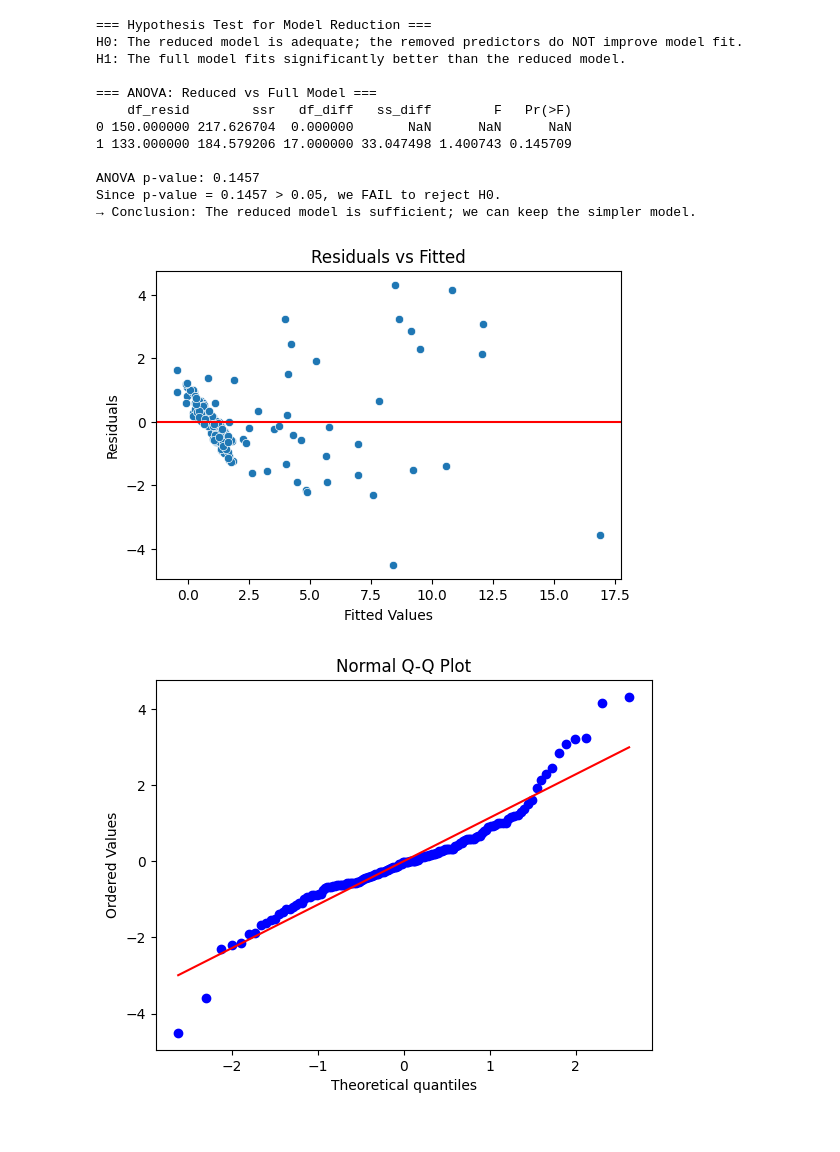
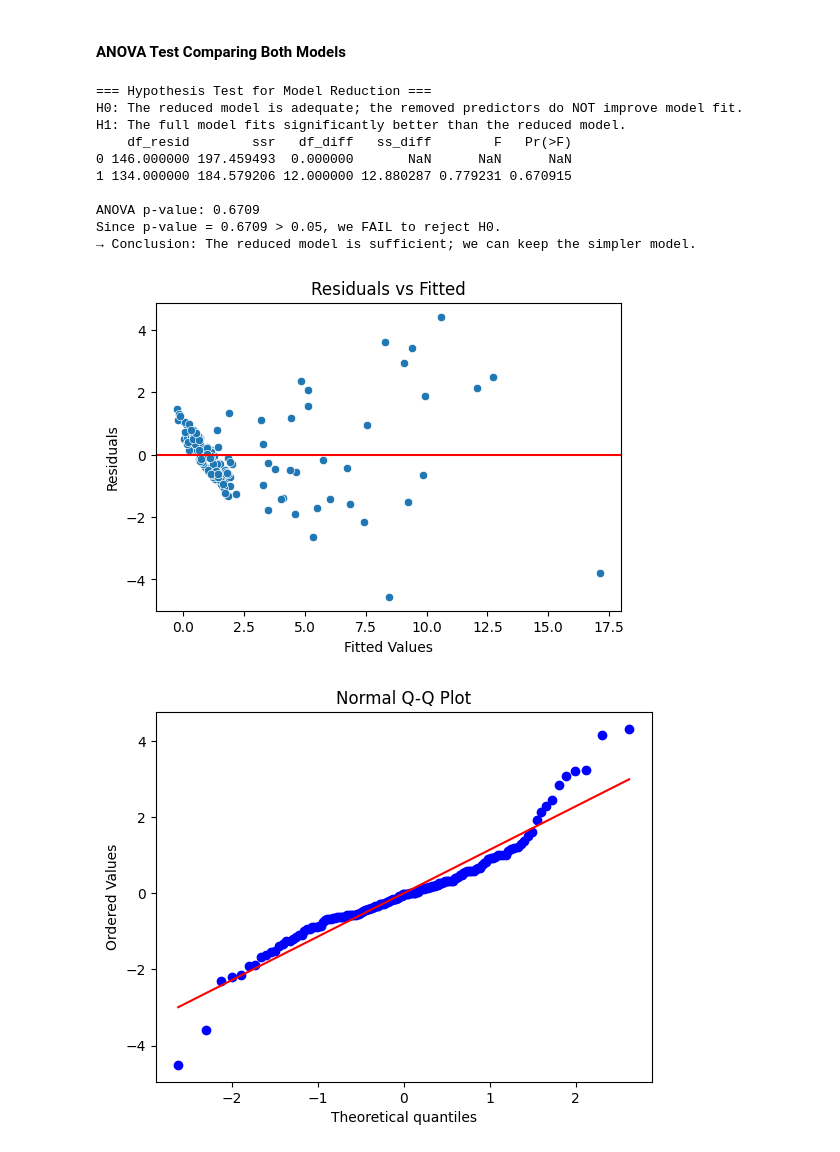
Before and after one commit to namrata0516/kidney_failure_analysis, a Jupyter notebook: model.ipynb, the cells around one changed output. Saved outputs shown, nothing was run; the diff lists cells and outputs as text; code cells hidden in the pictures.

Commit message:
Performed residual assumptions, boxcox transforming y to be 1/y, and constructed reduced model through backward elimination, forming the reduced transormed model and did some normality checks

```diff
--- a/model.ipynb
+++ b/model.ipynb
@@ -128,8 +146,32 @@ print(reduced_predictors)
 # %%
-X_reduced = X_full[reduced_predictors]
-X_reduced_const = sm.add_constant(X_reduced)
+alpha = 0.10
+X_current = X_full.copy()
+removed_vars_raw = []
+step = 0
+while True:
+    X_const = sm.add_constant(X_current)
+    model_raw = sm.OLS(y, X_const).fit()
 
-reduced_model = sm.OLS(y, X_reduced_const).fit()
+    # p-values for predictors (excluding intercept)
+    pvals = model_raw.pvalues.drop("const")
+    worst_p = pvals.max()
+    worst_var = pvals.idxmax()
 
-print(reduced_model.summary())
+    print(f"Step {step}: max p-value = {worst_p:.4f} for variable '{worst_var}'")
+
+    # stop when all remaining predictors have p < alpha
+    if worst_p < alpha:
+        print("\nAll remaining variables have p-values < alpha (raw Y).")
+        break
+
+    removed_vars_raw.append((worst_var, worst_p))
+    X_current = X_current.drop(columns=[worst_var])
+    step += 1
+
+print("\nVariables removed in backward elimination (RAW Y, full start):")
+for var, p in removed_vars_raw:
+    print(f"  {var}: p = {p:.4f}")
+
+print("\nFinal predictor set for RAW Y after BE:")
+print(list(X_current.columns))
 # %% [output]
@@ -152,0 +195,6 @@ strong multicollinearity or other numerical problems.
+# %%
+X_reduced_raw_const = sm.add_constant(X_current)
+reduced_model_raw = sm.OLS(y, X_reduced_raw_const).fit()
+
+print("\n===== REDUCED MODEL SUMMARY (RAW Y = sc, after BE) =====")
+print(reduced_model_raw.summary())
@@ -153,17 +219,15 @@ strong multicollinearity or other numerical problems.
+# %% [markdown]
+#### ANOVA Test Comparing Both Models
 # %%
 from statsmodels.stats.anova import anova_lm
-
-# ==========================================
-# Hypothesis test for model reduction
-# ==========================================
+#hypothesis test
 print("\n=== Hypothesis Test for Model Reduction ===")
 print("H0: The reduced model is adequate; the removed predictors do NOT improve model fit.")
 print("H1: The full model fits significantly better than the reduced model.")
 
-# NOTE: Models must be nested and passed in order: reduced, then full
-anova_results = anova_lm(reduced_model, full_model)
+anova_results = anova_lm(reduced_model_raw, full_model)
 
-print("\n=== ANOVA: Reduced vs Full Model ===")
+#ANOVA results
 print(anova_results)
 
 # Extract p-value for the F-test comparing reduced vs full
@@ -183,31 +247,29 @@ else:
 === Hypothesis Test for Model Reduction ===
 H0: The reduced model is adequate; the removed predictors do NOT improve model fit.
 H1: The full model fits significantly better than the reduced model.
+    df_resid        ssr   df_diff   ss_diff        F   Pr(>F)
+0 146.000000 197.459493  0.000000       NaN      NaN      NaN
+1 134.000000 184.579206 12.000000 12.880287 0.779231 0.670915
 
-=== ANOVA: Reduced vs Full Model ===
-    df_resid        ssr   df_diff   ss_diff        F   Pr(>F)
-0 150.000000 217.626704  0.000000       NaN      NaN      NaN
-1 133.000000 184.579206 17.000000 33.047498 1.400743 0.145709
-
-ANOVA p-value: 0.1457
-Since p-value = 0.1457 > 0.05, we FAIL to reject H0.
+ANOVA p-value: 0.6709
+Since p-value = 0.6709 > 0.05, we FAIL to reject H0.
 → Conclusion: The reduced model is sufficient; we can keep the simpler model.
 # %%
 import matplotlib.pyplot as plt
 import seaborn as sns
 
-resid = reduced_model.resid
-fitted = reduced_model.fittedvalues
+resid = reduced_model_raw.resid
+fitted = reduced_model_raw.fittedvalues
 
 plt.figure(figsize=(6,4))
 sns.scatterplot(x=fitted, y=resid)
 plt.axhline(0, color='red')
 plt.title("Residuals vs Fitted")
 plt.xlabel("Fitted Values")
 plt.ylabel("Residuals")
 plt.show()
 # %% [output]
-[figure, old version]
+[figure, new version]
 # %%
 import scipy.stats as stats
 
```
Also changed, not shown: parts of 16 cells of this notebook, 4 other files.
